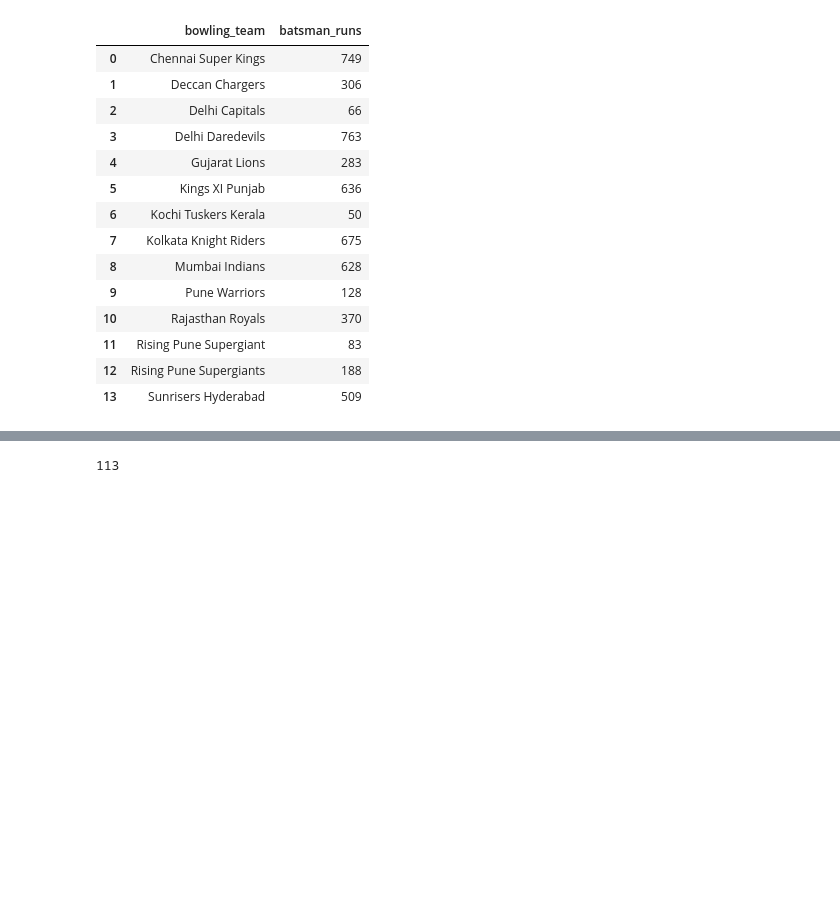
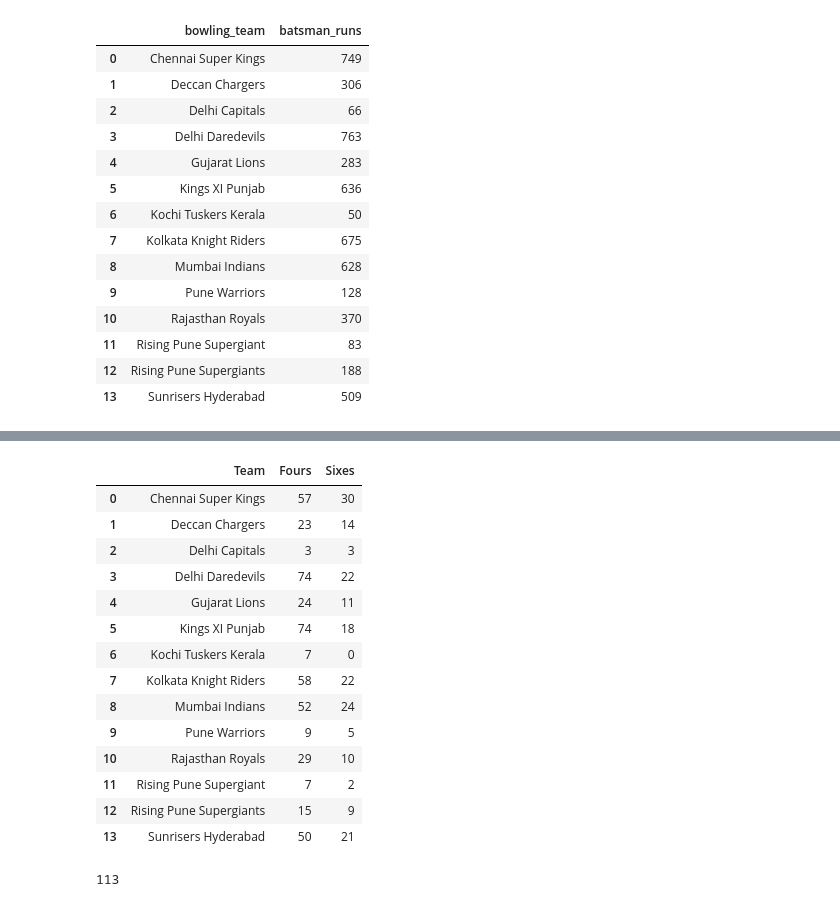
Before and after one commit to Muhammad-Waleed-Source/Pandas, a Jupyter notebook: Pandas_4_GroupBy_Object.ipynb, the cells around one changed output, grey strips where cells are left out. Drawn from its saved outputs; the diff is of its cells as text; code cells hidden in the pictures; blank space fills up the shorter version.

```diff
--- a/Pandas_4_GroupBy_Object.ipynb
+++ b/Pandas_4_GroupBy_Object.ipynb
@@ -779,3 +773,10 @@ temp_df.groupby('bowling_team')['batsman_runs'].sum().reset_index()
 # %%
 # Also show number of fours and sixes for the above example
 # Hint: use loops
+kohli = ipl[ipl['batsman'] == 'V Kohli']
+
+for team, data in kohli.groupby('bowling_team'):
+    fours = (data['batsman_runs'] == 4).sum()
+    sixes = (data['batsman_runs'] == 6).sum()
+
+    print(f"{team}: Fours = {fours}, Sixes = {sixes}")
@@ -782,3 +798,40 @@ temp_df.groupby('bowling_team')['batsman_runs'].sum().reset_index()
+# %%
+# We can do the above question like this also
+dfs = []
+
+kohli = ipl[ipl['batsman'] == 'V Kohli']
+
+for team, data in kohli.groupby('bowling_team'):
+    fours = (data['batsman_runs'] == 4).sum()
+    sixes = (data['batsman_runs'] == 6).sum()
+
+    temp = pd.DataFrame({
+        'Team': [team],
+        'Fours': [fours],
+        'Sixes': [sixes]
+    })
+
+    dfs.append(temp)
+
+df = pd.concat(dfs, ignore_index=True)
+
+df
+# %% [output]
+|  | Team | Fours | Sixes |
+| 0 | Chennai Super Kings | 57 | 30 |
+| 1 | Deccan Chargers | 23 | 14 |
+| 2 | Delhi Capitals | 3 | 3 |
+| 3 | Delhi Daredevils | 74 | 22 |
+| 4 | Gujarat Lions | 24 | 11 |
+| 5 | Kings XI Punjab | 74 | 18 |
+| 6 | Kochi Tuskers Kerala | 7 | 0 |
+| 7 | Kolkata Knight Riders | 58 | 22 |
+| 8 | Mumbai Indians | 52 | 24 |
+| 9 | Pune Warriors | 9 | 5 |
+| 10 | Rajasthan Royals | 29 | 10 |
+| 11 | Rising Pune Supergiant | 7 | 2 |
+| 12 | Rising Pune Supergiants | 15 | 9 |
+| 13 | Sunrisers Hyderabad | 50 | 21 |
 # %%
 # # Create a function that can return the highest score of any batsman
 
```
Also changed, not shown: parts of 5 cells of this notebook.
